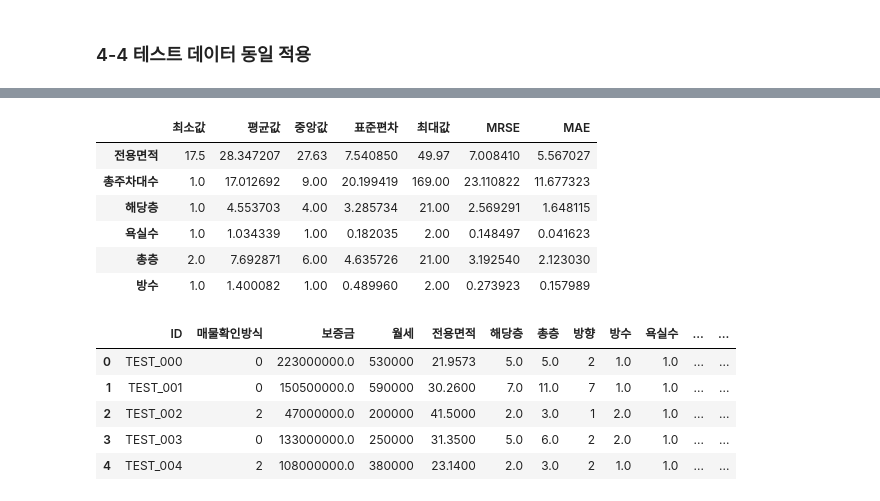
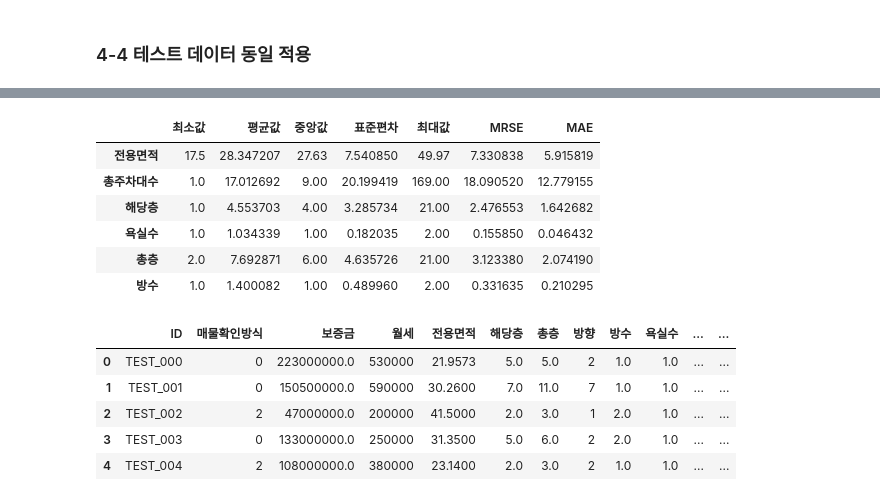
Before and after one commit to choikwangil95/ML_Hackerton, a Jupyter notebook: 해커톤-부동산-허위매물분류.ipynb, the cells around one changed output, grey strips where cells are left out. Drawn from its saved outputs; the diff is of its cells as text; code cells hidden in the pictures.

```diff
--- a/해커톤-부동산-허위매물분류.ipynb
+++ b/해커톤-부동산-허위매물분류.ipynb
@@ -806,21 +806,21 @@ dtype: int64
 # %%
 result_df_min = df_test[['전용면적', '총주차대수', '해당층', '욕실수', '총층', '방수']].min()
 result_df_mean = df_test[['전용면적', '총주차대수', '해당층', '욕실수', '총층', '방수']].mean()
 result_df_median = df_test[['전용면적', '총주차대수', '해당층', '욕실수', '총층', '방수']].median()
 result_df_std = df_test[['전용면적', '총주차대수', '해당층', '욕실수', '총층', '방수']].std()
 result_df_max = df_test[['전용면적', '총주차대수', '해당층', '욕실수', '총층', '방수']].max()
-result_df_total = pd.concat([result_df_min, result_df_mean, result_df_median, result_df_std, result_df_max, result_df], axis=1)
+result_df_total = pd.concat([result_df_min, result_df_mean, result_df_median, result_df_std, result_df_max, result_df_test], axis=1)
 result_df_total.columns = ['최소값', '평균값', '중앙값', '표준편차', '최대값','MRSE', 'MAE']
 
 result_df_total
 # %% [output]
 |  | 최소값 | 평균값 | 중앙값 | 표준편차 | 최대값 | MRSE | MAE |
-| 전용면적 | 17.5 | 28.347207 | 27.63 | 7.540850 | 49.97 | 7.008410 | 5.567027 |
-| 총주차대수 | 1.0 | 17.012692 | 9.00 | 20.199419 | 169.00 | 23.110822 | 11.677323 |
-| 해당층 | 1.0 | 4.553703 | 4.00 | 3.285734 | 21.00 | 2.569291 | 1.648115 |
-| 욕실수 | 1.0 | 1.034339 | 1.00 | 0.182035 | 2.00 | 0.148497 | 0.041623 |
-| 총층 | 2.0 | 7.692871 | 6.00 | 4.635726 | 21.00 | 3.192540 | 2.123030 |
-| 방수 | 1.0 | 1.400082 | 1.00 | 0.489960 | 2.00 | 0.273923 | 0.157989 |
+| 전용면적 | 17.5 | 28.347207 | 27.63 | 7.540850 | 49.97 | 7.330838 | 5.915819 |
+| 총주차대수 | 1.0 | 17.012692 | 9.00 | 20.199419 | 169.00 | 18.090520 | 12.779155 |
+| 해당층 | 1.0 | 4.553703 | 4.00 | 3.285734 | 21.00 | 2.476553 | 1.642682 |
+| 욕실수 | 1.0 | 1.034339 | 1.00 | 0.182035 | 2.00 | 0.155850 | 0.046432 |
+| 총층 | 2.0 | 7.692871 | 6.00 | 4.635726 | 21.00 | 3.123380 | 2.074190 |
+| 방수 | 1.0 | 1.400082 | 1.00 | 0.489960 | 2.00 | 0.331635 | 0.210295 |
 # %%
 df_test['게재일'] = pd.to_datetime(df_test['게재일'])
 df_test['게재일'] = df_test['게재일'].dt.strftime('%Y%m')
```
Also changed, not shown: parts of 9 cells of this notebook.
